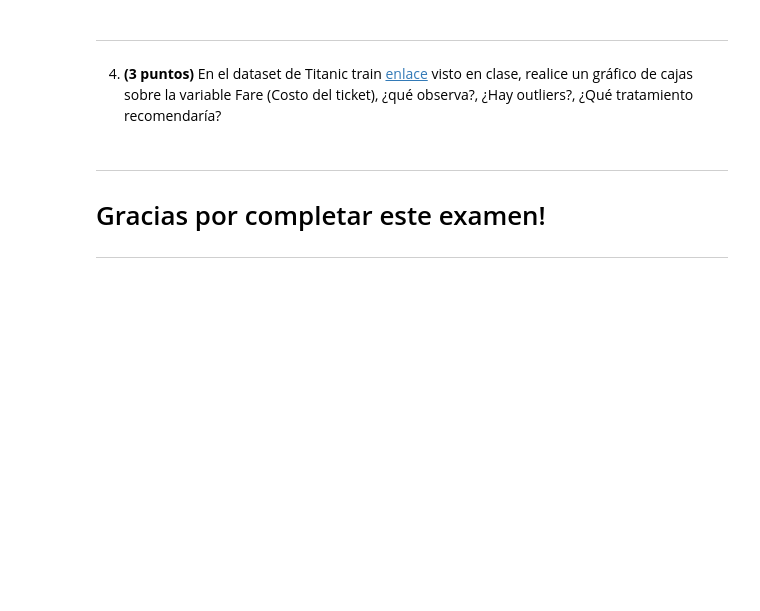
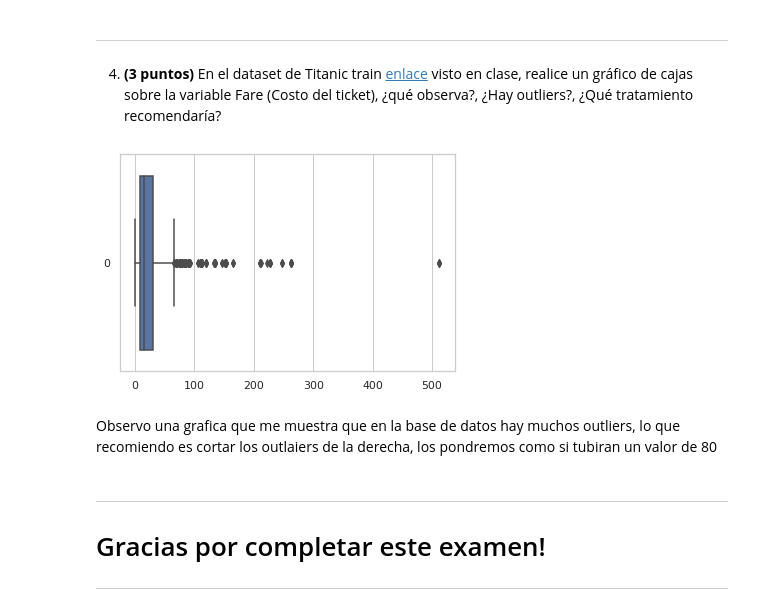
Before and after one commit to erick1819/PYTHON-INTERMEDIO-, a Jupyter notebook: examen_final_python_intermedio.ipynb, the cells around one changed output. Cells and saved outputs as stored; diff of their text form; code cells hidden in the pictures; blank space fills up the shorter version.

```diff
--- a/examen_final_python_intermedio.ipynb
+++ b/examen_final_python_intermedio.ipynb
@@ -93,6 +93,16 @@ def evaluarAprobacion(args):
 ---
 
 4. **(3 puntos)** En el dataset de Titanic train [enlace](https://www.kaggle.com/c/titanic/overview) visto en clase, realice un gráfico de cajas sobre la variable Fare (Costo del ticket), ¿qué observa?, ¿Hay outliers?, ¿Qué tratamiento recomendaría?
+# %%
+titanic = pd.read_csv('train_titanic.csv')
+titanic.head()
+# %%
+sns.set_theme(style="whitegrid")
+ax = sns.boxplot(data=titanic.Fare, orient="h")
+# %% [output]
+[figure, added]
+# %% [markdown]
+Observo una grafica que me muestra que en la base de datos hay muchos outliers, lo que recomiendo es cortar los outlaiers de la derecha, los pondremos como si tubiran un valor de 80
 # %% [markdown]
 ---
 
```
Also changed, not shown: parts of 1 cell of this notebook.
